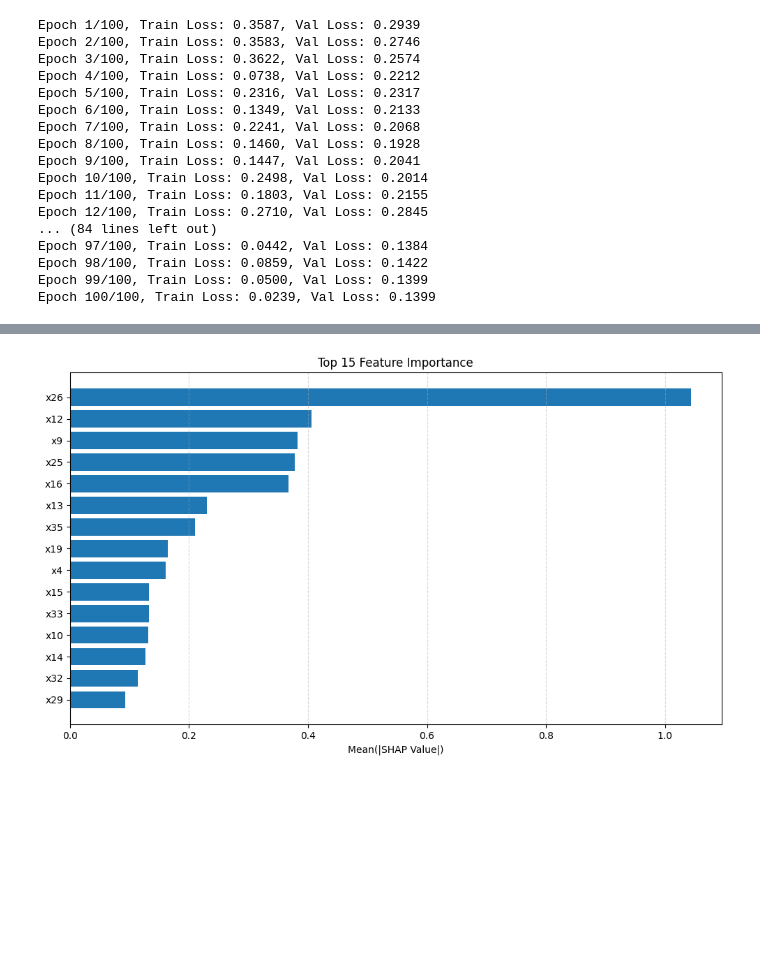
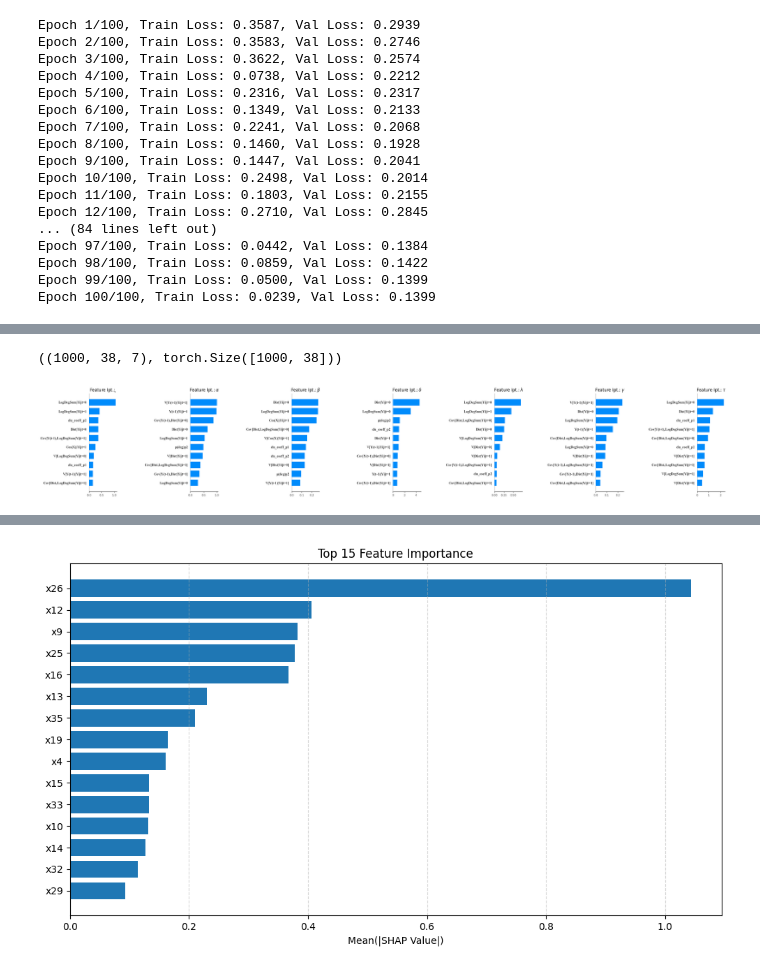
Before and after one commit to ZaccWu/NetworkNNE, a Jupyter notebook: _code_check.ipynb, the cells around one changed output, grey strips where cells are left out. Drawn from its saved outputs; the diff is of its cells as text; code cells hidden in the pictures; blank space fills up the shorter version.

```diff
--- a/_code_check.ipynb
+++ b/_code_check.ipynb
@@ -213,0 +214,4 @@ SHAP feature importance (target output idx=0, top 15):
+# %%
+shap_values.shape, eval_x.shape
+# %% [output]
+((1000, 38, 7), torch.Size([1000, 38]))
@@ -214 +229,32 @@ SHAP feature importance (target output idx=0, top 15):
+# %%
+fig, axes = plt.subplots(1, 7, figsize=(28, 5), constrained_layout=True)
+titles = [
+    r'Feature Ipt.: ${\c}$',
+    r'Feature Ipt.: ${\alpha}$',
+    r'Feature Ipt.: ${\beta}$',
+    r'Feature Ipt.: ${\delta}$',
+    r'Feature Ipt.: ${\lambda}$',
+    r'Feature Ipt.: ${\gamma}$',
+    r'Feature Ipt.: ${\tau}$'
+]
+for i, ax in enumerate(axes):
+    plt.sca(ax)  # 明确当前子图
+    shap.summary_plot(
+        shap_values[:, :, i],
+        eval_x_df,
+        plot_type="bar",
+        show=False,
+        plot_size=None,   # 很关键：不要让 SHAP 自己改图大小
+        max_display=10    # 可选：减少标签数量，避免拥挤
+    )
+    ax.set_title(titles[i], fontname="Times New Roman", fontweight="bold", fontsize=12)
+    ax.set_xlabel("")
+
+    for lab in ax.get_xticklabels() + ax.get_yticklabels():
+        lab.set_fontname("Times New Roman")
+        lab.set_fontweight("bold")
+        lab.set_fontsize(10)
+plt.show()
+# %% [output]
+[figure, added]
 # %%
```
Also changed, not shown: parts of 4 cells of this notebook, 3 other files.
